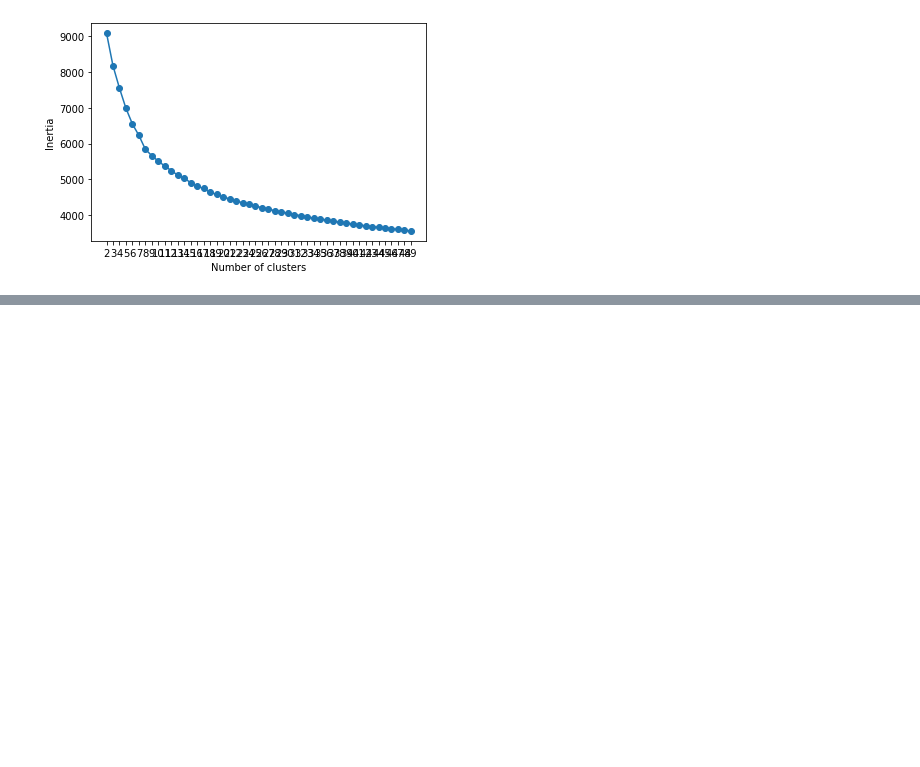
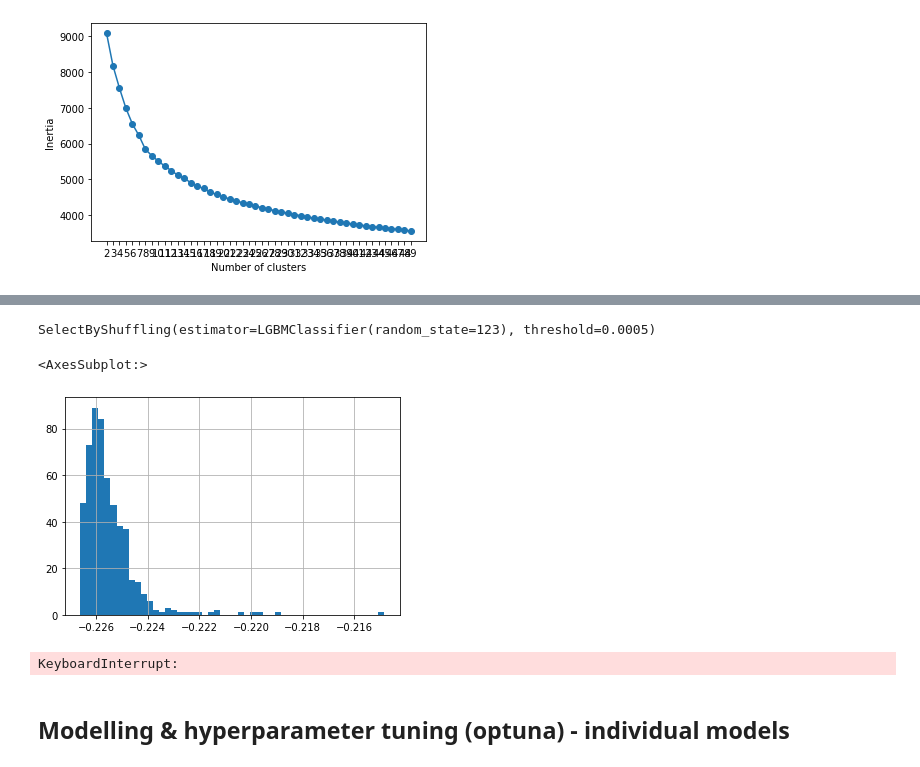
Before and after one commit to bengchew-lab/song-prediction, a Jupyter notebook: notebooks/beng/song_analysis_prediction_beng_v2.ipynb, the cells around one changed output, grey strips where cells are left out. Drawn from its saved outputs; the diff is of its cells as text; code cells hidden in the pictures; blank space fills up the shorter version.

```diff
--- a/notebooks/beng/song_analysis_prediction_beng_v2.ipynb
+++ b/notebooks/beng/song_analysis_prediction_beng_v2.ipynb
@@ -293,0 +357,4 @@ X
+# %%
+minmax_v2 = StandardScaler()
+X_5step_scaled =  pd.DataFrame(minmax_v2.fit_transform(X_5step), columns=X_5step.columns)
+X_5step_scaled.head()
@@ -293,0 +371,5 @@ X
+# %%
+# remove duplicates columns
+uniq, idxs = np.unique(X_5step_scaled, return_index=True, axis=1)
+X_5step_dropduplicates = pd.DataFrame(uniq, index=X_5step_scaled.index, columns=X_5step_scaled.columns[idxs])
+X_5step_dropduplicates
@@ -293,0 +390,52 @@ X
+# %%
+feature_sel_pipe1 = Pipeline([
+    ('constant', DropConstantFeatures(tol=0.998)),
+    ('duplicates', DropDuplicateFeatures()),
+    # ('correlated', DropCorrelatedFeatures())
+])
+
+# X_5step_feature_sel_v1 = feature_sel_pipe1.fit_transform(X_5step_dropduplicates)
+
+X_5step_feature_sel_v1_1 = feature_sel_pipe1.fit_transform(X_5step_dropduplicates)
+# %%
+# shuffle feature selector
+model = LGBMClassifier(random_state=123)
+
+sel1 = SelectByShuffling(
+    estimator = model,
+    variables = None,
+    scoring = 'roc_auc',
+    threshold = 0.0005,
+    cv = 3
+)
+
+sel1.fit(X_5step_feature_sel_v1_1, y)
+# %% [output]
+SelectByShuffling(estimator=LGBMClassifier(random_state=123), threshold=0.0005)
+# %%
+sel1.initial_model_performance_
+pd.Series(sel1.performance_drifts_).hist(bins = 50)
+# %% [output]
+<AxesSubplot:>
+[figure, added]
+# %%
+# recursive feature selection
+model = GradientBoostingClassifier(
+    n_estimators = 10,
+    max_depth = 2,
+    random_state = 123
+)
+
+sel = RecursiveFeatureElimination(
+    variables = None,
+    estimator = model,
+    scoring = 'roc_auc',
+    threshold = 0.0005,
+    cv  =2
+)
+
+sel.fit(X_5step_feature_sel_v1_1, y)
+# %% [output]
+KeyboardInterrupt:
+# %% [markdown]
+## Modelling & hyperparameter tuning (optuna) - individual models
```
Also changed, not shown: parts of 31 cells of this notebook, 3 other files.
